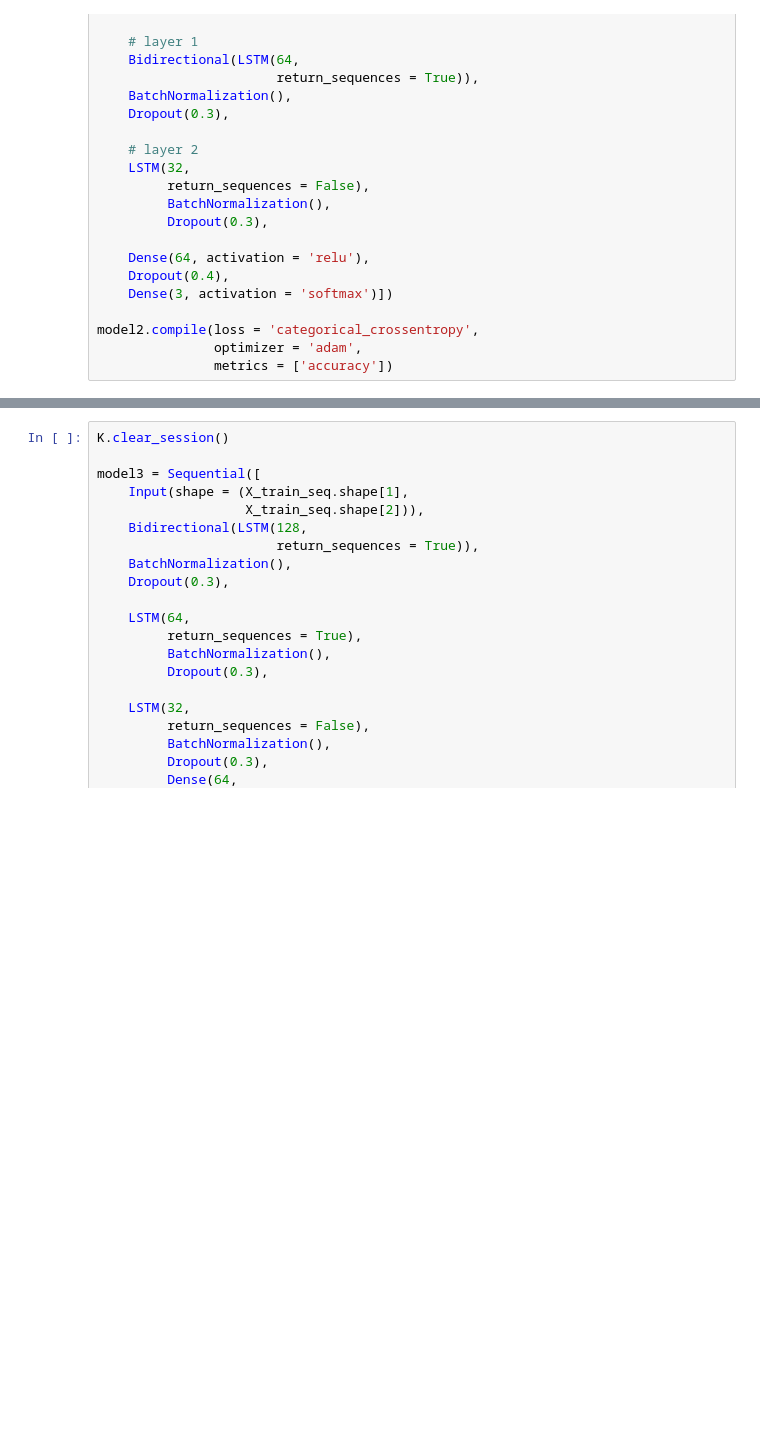
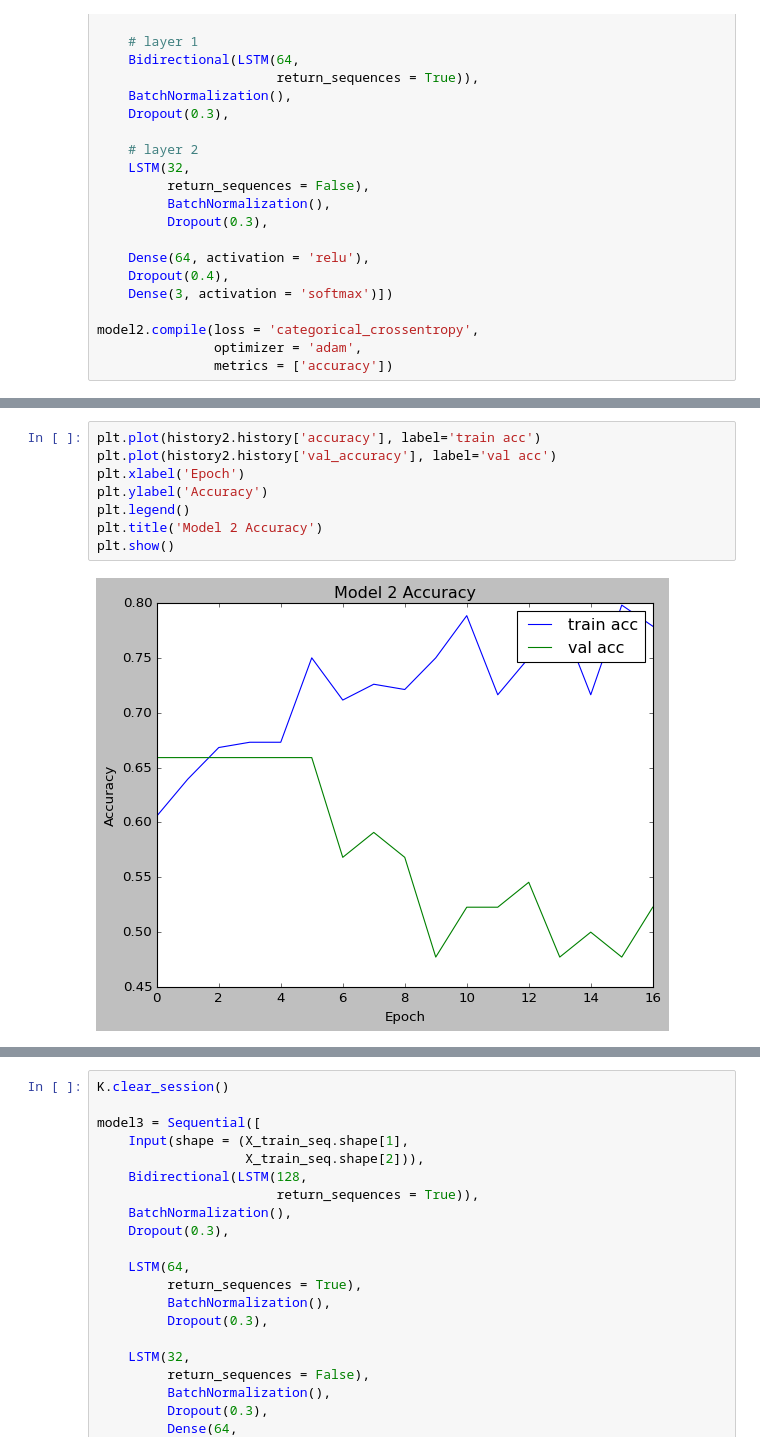
Before and after one commit to FleaBusyBeeBergs/dtsa5511-final-project, a Jupyter notebook: dtsa5511_final_project.ipynb, the cells around one changed output, grey strips where cells are left out. Saved outputs shown, nothing was run; the diff lists cells and outputs as text; blank space fills up the shorter version.

```diff
--- a/dtsa5511_final_project.ipynb
+++ b/dtsa5511_final_project.ipynb
@@ -1122,0 +1159,10 @@ Epoch 6/30
+# %%
+plt.plot(history2.history['accuracy'], label='train acc')
+plt.plot(history2.history['val_accuracy'], label='val acc')
+plt.xlabel('Epoch')
+plt.ylabel('Accuracy')
+plt.legend()
+plt.title('Model 2 Accuracy')
+plt.show()
+# %% [output]
+[figure, added]
```
Also changed, not shown: parts of 23 cells of this notebook.
